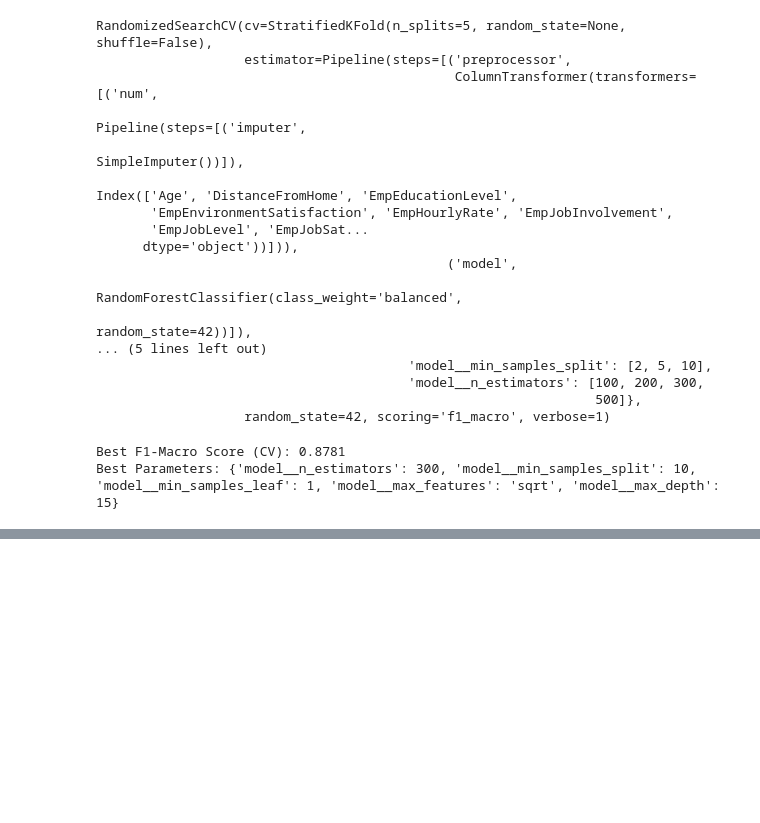
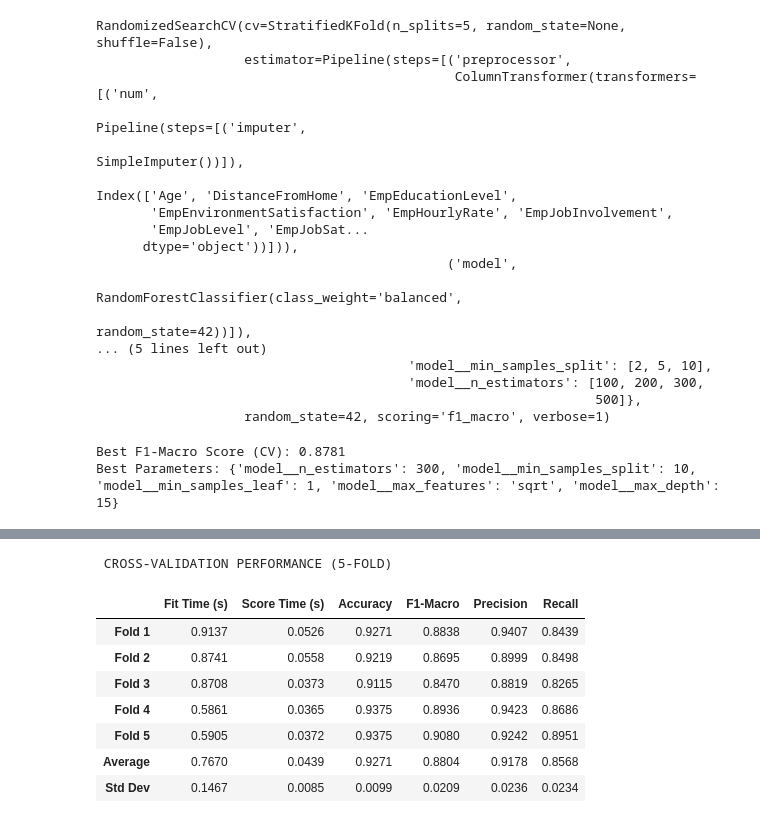
Before and after one commit to Kaso45/hustleflow, a Jupyter notebook: ai-service/notebook/HustleFlow_RF_model.ipynb, the cells around one changed output, grey strips where cells are left out. Cells and saved outputs as stored; diff of their text form; code cells hidden in the pictures; blank space fills up the shorter version.

Commit message:
feat(ml): implement end-to-end training and inference pipeline

```diff
--- a/ai-service/notebook/RandomForest_model.ipynb
+++ b/ai-service/notebook/HustleFlow_RF_model.ipynb
@@ -183,0 +150,76 @@ weighted avg       0.93      0.93      0.93       240
+# %%
+from sklearn.model_selection import cross_validate, StratifiedKFold
+import pandas as pd
+
+# Best model
+best_model = random_search.best_estimator_
+
+# Metrics
+scoring_metrics = {
+    'accuracy': 'accuracy',
+    'f1_macro': 'f1_macro',
+    'precision_macro': 'precision_macro',
+    'recall_macro': 'recall_macro'
+}
+
+# Cross-validate
+cv_full = cross_validate(
+    best_model,
+    X_train,
+    y_train,
+    cv=StratifiedKFold(n_splits=5, shuffle=True, random_state=42),
+    scoring=scoring_metrics,
+    return_train_score=False
+)
+
+# Tạo DataFrame + rename cho đẹp
+df_cv = pd.DataFrame(cv_full).rename(columns={
+    'fit_time': 'Fit Time (s)',
+    'score_time': 'Score Time (s)',
+    'test_accuracy': 'Accuracy',
+    'test_f1_macro': 'F1-Macro',
+    'test_precision_macro': 'Precision',
+    'test_recall_macro': 'Recall'
+})
+
+# Đặt tên index
+df_cv.index = [f'Fold {i+1}' for i in range(len(df_cv))]
+
+# Làm tròn
+df_cv = df_cv.round(4)
+
+# Thêm Average & Std
+df_cv.loc['Average'] = df_cv.mean()
+df_cv.loc['Std Dev'] = df_cv.std()
+
+print("\n CROSS-VALIDATION PERFORMANCE (5-FOLD)\n")
+
+# Style cho đẹp
+styled_df = (
+    df_cv.style
+        .format("{:.4f}")
+        .set_properties(**{
+            'text-align': 'center',
+            'font-size': '13px'
+        })
+        .set_table_styles([
+            {'selector': 'th', 'props': [('text-align', 'center'), ('font-size', '13px')]},
+            {'selector': 'caption', 'props': [('caption-side', 'top'), ('font-size', '14px')]}
+        ])
+        .background_gradient(
+            cmap='Blues',
+            subset=['Accuracy', 'F1-Macro', 'Precision', 'Recall']
+        )
+)
+
+display(styled_df)
+# %% [output]
+ CROSS-VALIDATION PERFORMANCE (5-FOLD)
+|  | Fit Time (s) | Score Time (s) | Accuracy | F1-Macro | Precision | Recall |
+| Fold 1 | 0.9137 | 0.0526 | 0.9271 | 0.8838 | 0.9407 | 0.8439 |
+| Fold 2 | 0.8741 | 0.0558 | 0.9219 | 0.8695 | 0.8999 | 0.8498 |
+| Fold 3 | 0.8708 | 0.0373 | 0.9115 | 0.8470 | 0.8819 | 0.8265 |
+| Fold 4 | 0.5861 | 0.0365 | 0.9375 | 0.8936 | 0.9423 | 0.8686 |
+| Fold 5 | 0.5905 | 0.0372 | 0.9375 | 0.9080 | 0.9242 | 0.8951 |
+| Average | 0.7670 | 0.0439 | 0.9271 | 0.8804 | 0.9178 | 0.8568 |
+| Std Dev | 0.1467 | 0.0085 | 0.0099 | 0.0209 | 0.0236 | 0.0234 |
```
Also changed, not shown: parts of 5 cells of this notebook, 7 other files.
